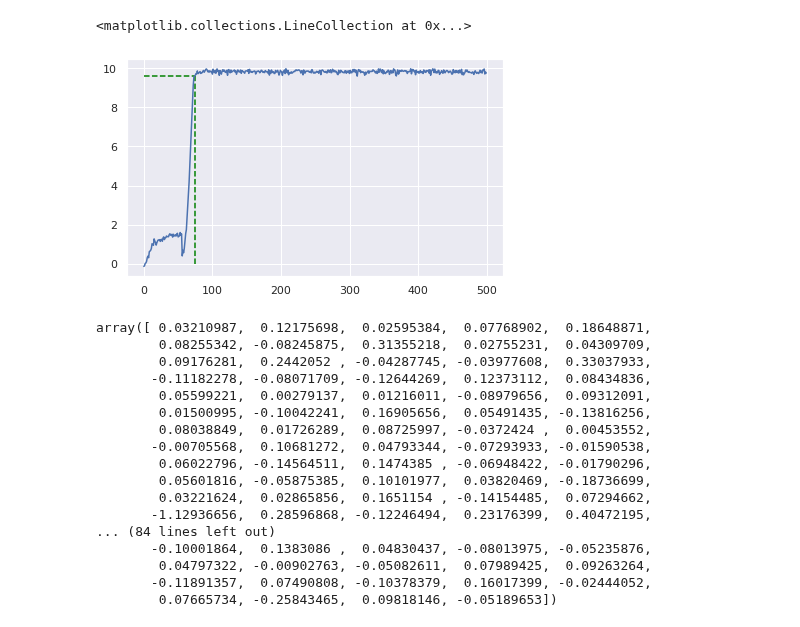
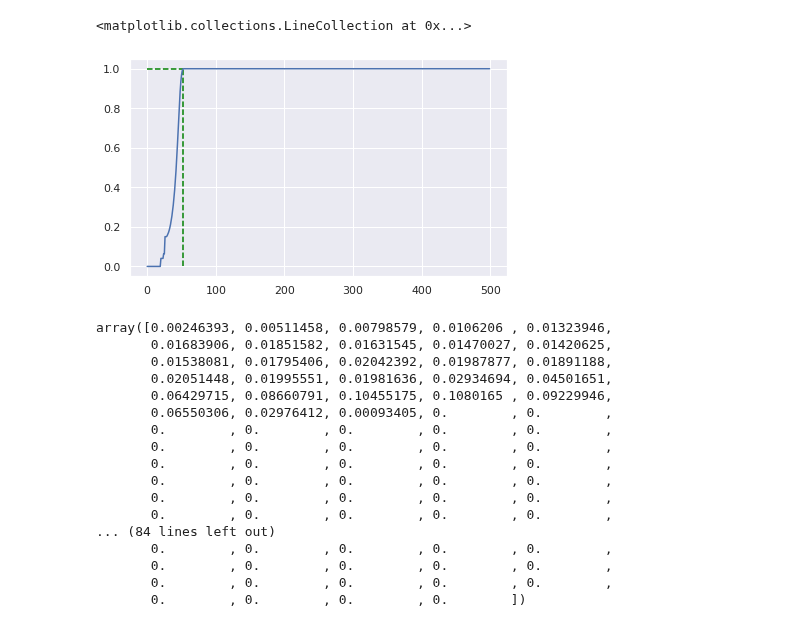
Before and after one commit to Farama-Foundation/Metaworld, a Jupyter notebook: scripts/plot_rewards_returns.ipynb, the cells around one changed output. Drawn from its saved outputs; the diff is of its cells as text; code cells hidden in the pictures.

```diff
--- a/scripts/plot_rewards_returns.ipynb
+++ b/scripts/plot_rewards_returns.ipynb
@@ -64,9 +66,10 @@ def plot(rewards, returns, first_successes, tag):
         os.mkdir('figures')
     fig.savefig(f'figures/{tag}_rewards_returns.jpg')
 # %%
+%reload_ext autoreload
 config = [
 #     ['button-press-topdown-v1', np.ones(4)],
-    ['pick-place-v2', np.ones(4)],
+#     ['pick-place-v2', np.ones(4)],
 #     ['reach-v2', np.ones(4)],
 #     ['window-open-v2', np.ones(4)],
 #     ['sweep-v1', np.ones(4)],
@@ -89,6 +92,7 @@ config = [
 
 #     ['button-press-topdown-v1', np.full(4, .1)],
     ['pick-place-v2', np.full(4, .1)],
+    ['pick-place-v2', np.full(4, 0)],
 #     ['reach-v2', np.full(4, .1)],
 #     ['window-open-v2', np.full(4, .1)],
 #     ['sweep-v1', np.full(4, .1)],
@@ -127,32 +131,32 @@ for env, noise in config:
 # %%
-i = 99
+i = 20
 first_success = sampled_first_successes[i]
 first_success_reward = sampled_rewards[i][first_success]
 fig, ax = plt.subplots(1, 1, figsize=(6.75, 4))
 ax.plot(np.arange(len(sampled_rewards[0])), sampled_rewards[i])
 
 ax.vlines(first_success, ymin=0, ymax=first_success_reward, linestyle='--', color='green')
 ax.hlines(first_success_reward, xmin=0, xmax=first_success, linestyle='--', color='green')
 # %% [output]
 <matplotlib.collections.LineCollection at 0x...>
-[figure, old version]
+[figure, new version]
 # %%
 np.diff(sampled_rewards[i])
 # %% [output]
-array([ 0.03210987,  0.12175698,  0.02595384,  0.07768902,  0.18648871,
-        0.08255342, -0.08245875,  0.31355218,  0.02755231,  0.04309709,
-        0.09176281,  0.2442052 , -0.04287745, -0.03977608,  0.33037933,
-       -0.11182278, -0.08071709, -0.12644269,  0.12373112,  0.08434836,
-        0.05599221,  0.00279137,  0.01216011, -0.08979656,  0.09312091,
-        0.01500995, -0.10042241,  0.16905656,  0.05491435, -0.13816256,
-        0.08038849,  0.01726289,  0.08725997, -0.0372424 ,  0.00453552,
-       -0.00705568,  0.10681272,  0.04793344, -0.07293933, -0.01590538,
-        0.06022796, -0.14564511,  0.1474385 , -0.06948422, -0.01790296,
-        0.05601816, -0.05875385,  0.10101977,  0.03820469, -0.18736699,
-        0.03221624,  0.02865856,  0.1651154 , -0.14154485,  0.07294662,
-       -1.12936656,  0.28596868, -0.12246494,  0.23176399,  0.40472195,
+array([0.00246393, 0.00511458, 0.00798579, 0.0106206 , 0.01323946,
+       0.01683906, 0.01851582, 0.01631545, 0.01470027, 0.01420625,
+       0.01538081, 0.01795406, 0.02042392, 0.01987877, 0.01891188,
+       0.02051448, 0.01995551, 0.01981636, 0.02934694, 0.04501651,
+       0.06429715, 0.08660791, 0.10455175, 0.1080165 , 0.09229946,
+       0.06550306, 0.02976412, 0.00093405, 0.        , 0.        ,
+       0.        , 0.        , 0.        , 0.        , 0.        ,
+       0.        , 0.        , 0.        , 0.        , 0.        ,
+       0.        , 0.        , 0.        , 0.        , 0.        ,
+       0.        , 0.        , 0.        , 0.        , 0.        ,
+       0.        , 0.        , 0.        , 0.        , 0.        ,
+       0.        , 0.        , 0.        , 0.        , 0.        ,
 ... (84 lines left out)
-       -0.10001864,  0.1383086 ,  0.04830437, -0.08013975, -0.05235876,
-        0.04797322, -0.00902763, -0.05082611,  0.07989425,  0.09263264,
-       -0.11891357,  0.07490808, -0.10378379,  0.16017399, -0.02444052,
-        0.07665734, -0.25843465,  0.09818146, -0.05189653])
+       0.        , 0.        , 0.        , 0.        , 0.        ,
+       0.        , 0.        , 0.        , 0.        , 0.        ,
+       0.        , 0.        , 0.        , 0.        , 0.        ,
+       0.        , 0.        , 0.        , 0.        ])
```
Also changed, not shown: parts of 2 cells of this notebook, 2 other files.
